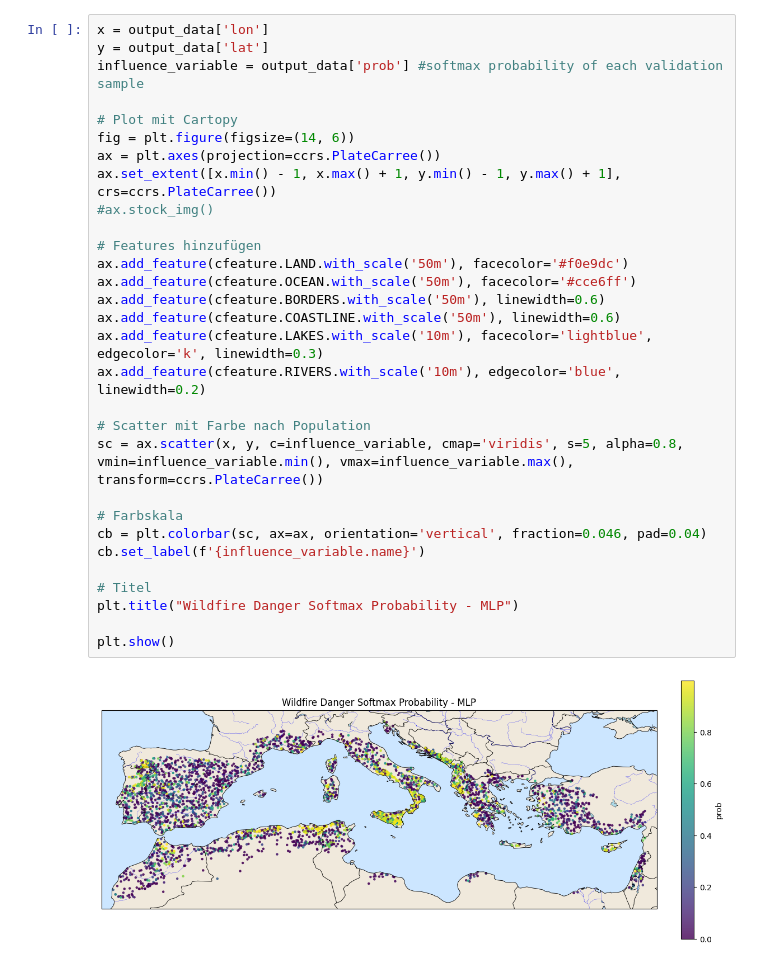
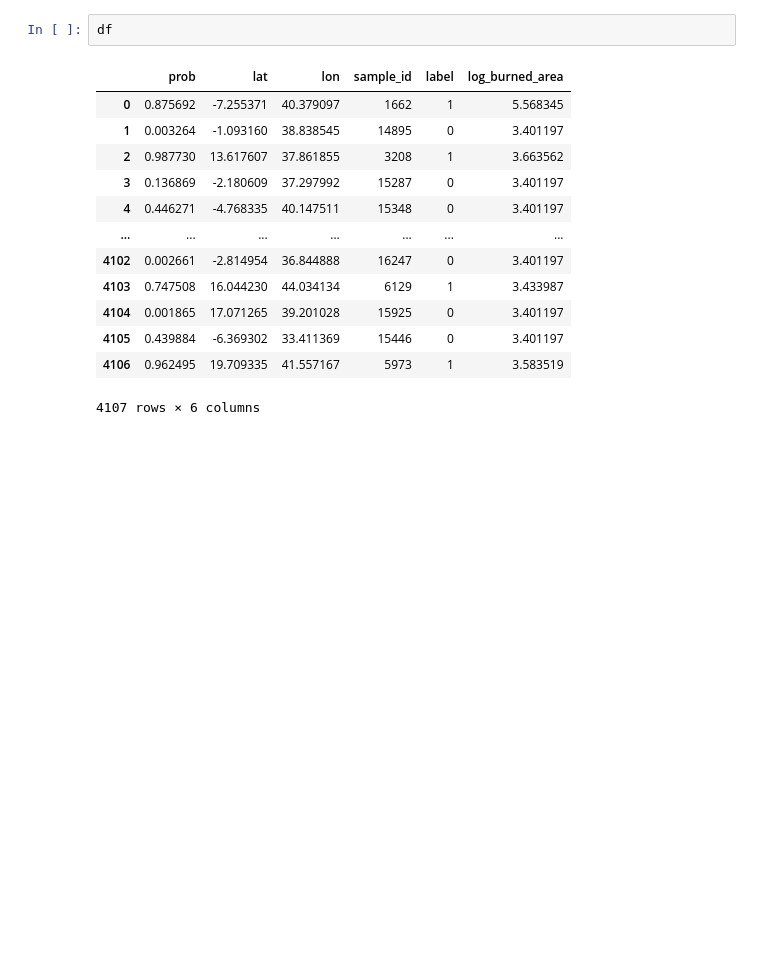
Before and after one commit to paulinebecker2002/mesogeos, a Jupyter notebook: outputs/softmax_outputs_plots.ipynb, the cells around one changed output. Saved outputs shown, nothing was run; the diff lists cells and outputs as text; blank space fills up the shorter version.

Commit message:
physical knowledge, add samples,

```diff
--- a/outputs/softmax_outputs_plots.ipynb
+++ b/outputs/softmax_outputs_plots.ipynb
@@ -21,32 +37,16 @@ plt.show()
-# %%
-x = output_data['lon']
-y = output_data['lat']
-influence_variable = output_data['prob'] #softmax probability of each validation sample
-
-# Plot mit Cartopy
-fig = plt.figure(figsize=(14, 6))
-ax = plt.axes(projection=ccrs.PlateCarree())
-ax.set_extent([x.min() - 1, x.max() + 1, y.min() - 1, y.max() + 1], crs=ccrs.PlateCarree())
-#ax.stock_img()
-
-# Features hinzufügen
-ax.add_feature(cfeature.LAND.with_scale('50m'), facecolor='#f0e9dc')
-ax.add_feature(cfeature.OCEAN.with_scale('50m'), facecolor='#cce6ff')
-ax.add_feature(cfeature.BORDERS.with_scale('50m'), linewidth=0.6)
-ax.add_feature(cfeature.COASTLINE.with_scale('50m'), linewidth=0.6)
-ax.add_feature(cfeature.LAKES.with_scale('10m'), facecolor='lightblue', edgecolor='k', linewidth=0.3)
-ax.add_feature(cfeature.RIVERS.with_scale('10m'), edgecolor='blue', linewidth=0.2)
-
-# Scatter mit Farbe nach Population
-sc = ax.scatter(x, y, c=influence_variable, cmap='viridis', s=5, alpha=0.8, vmin=influence_variable.min(), vmax=influence_variable.max(), transform=ccrs.PlateCarree())
-
-# Farbskala
-cb = plt.colorbar(sc, ax=ax, orientation='vertical', fraction=0.046, pad=0.04)
-cb.set_label(f'{influence_variable.name}')
-
-# Titel
-plt.title("Wildfire Danger Softmax Probability - MLP")
-
-plt.show()
-# %% [output]
-[figure, removed]
+# %%
+df
+# %% [output]
+|  | prob | lat | lon | sample_id | label | log_burned_area |
+| 0 | 0.875692 | -7.255371 | 40.379097 | 1662 | 1 | 5.568345 |
+| 1 | 0.003264 | -1.093160 | 38.838545 | 14895 | 0 | 3.401197 |
+| 2 | 0.987730 | 13.617607 | 37.861855 | 3208 | 1 | 3.663562 |
+| 3 | 0.136869 | -2.180609 | 37.297992 | 15287 | 0 | 3.401197 |
+| 4 | 0.446271 | -4.768335 | 40.147511 | 15348 | 0 | 3.401197 |
+| ... | ... | ... | ... | ... | ... | ... |
+| 4102 | 0.002661 | -2.814954 | 36.844888 | 16247 | 0 | 3.401197 |
+| 4103 | 0.747508 | 16.044230 | 44.034134 | 6129 | 1 | 3.433987 |
+| 4104 | 0.001865 | 17.071265 | 39.201028 | 15925 | 0 | 3.401197 |
+| 4105 | 0.439884 | -6.369302 | 33.411369 | 15446 | 0 | 3.401197 |
+| 4106 | 0.962495 | 19.709335 | 41.557167 | 5973 | 1 | 3.583519 |
+4107 rows × 6 columns
```
Also changed, not shown: parts of 10 cells of this notebook, 23 other files.
